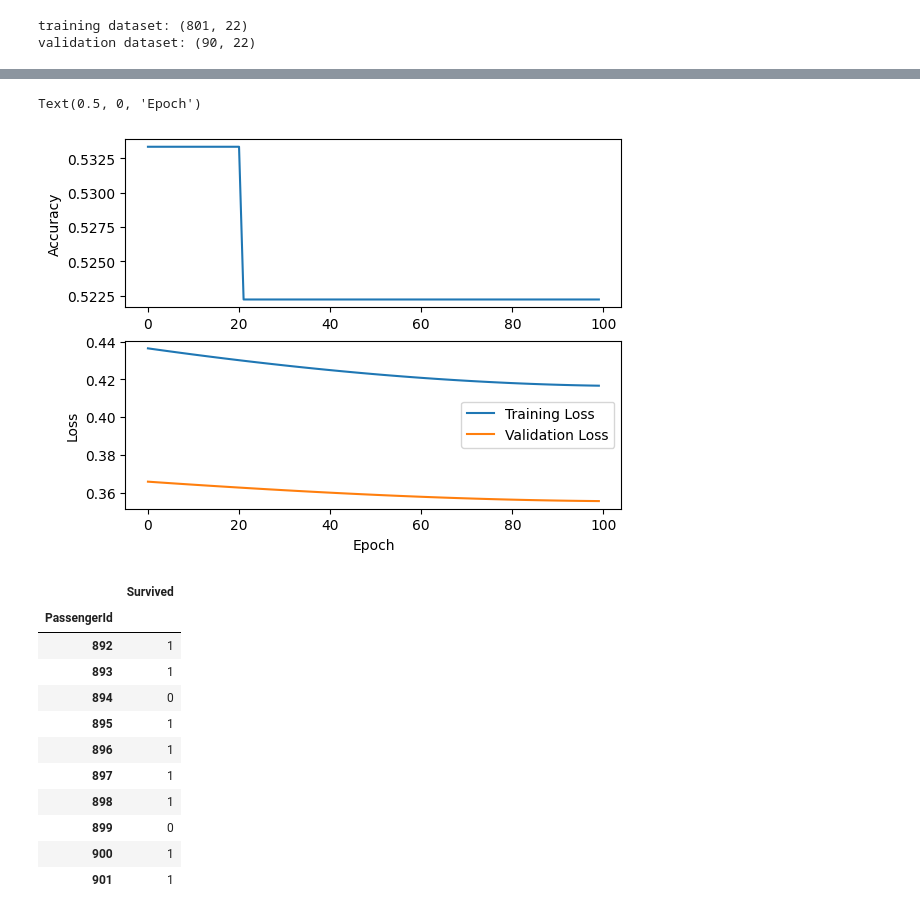
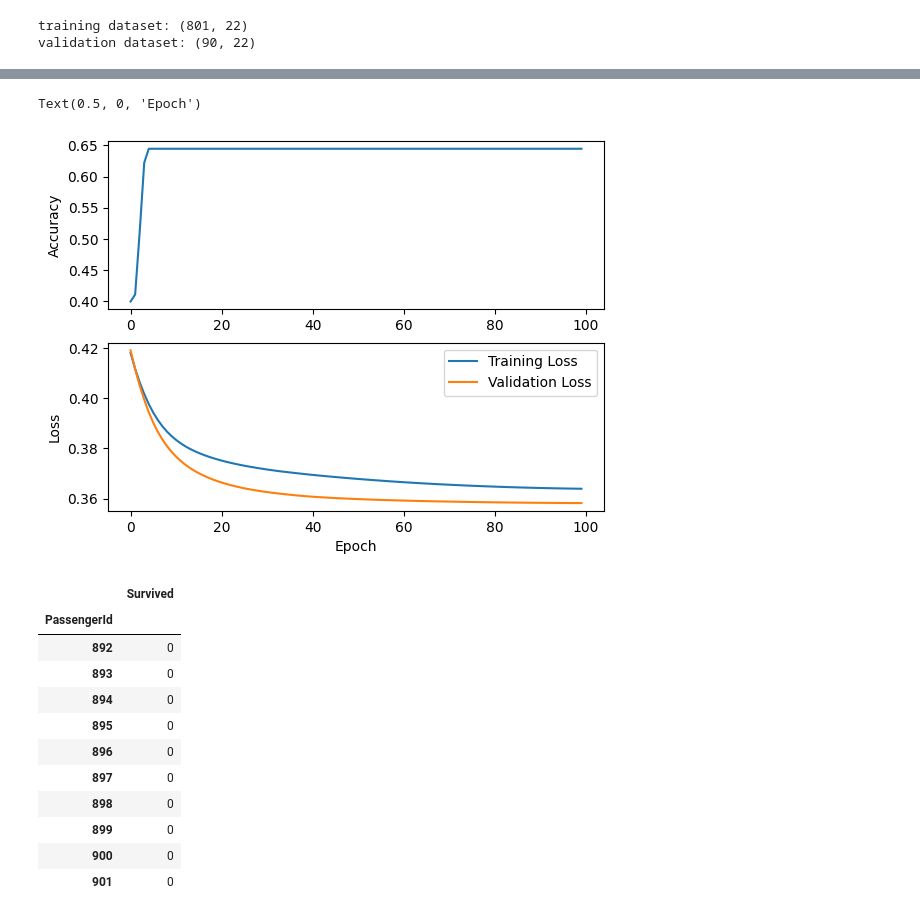
Before and after one commit to zirkelc/micrograd-titanic, a Jupyter notebook: micrograd.ipynb, the cells around one changed output, grey strips where cells are left out. Cells and saved outputs as stored; diff of their text form; code cells hidden in the pictures.

```diff
--- a/micrograd.ipynb
+++ b/micrograd.ipynb
@@ -410,7 +410,7 @@ def train_model(model, xy_train, xy_validate, num_epochs=100, batch_size=32):
 # %%
 # Define number of input features, hidden layers, and output features
 num_inputs = X_train.shape[1]
-num_hidden = [11]
+num_hidden = [11, 11]
 num_outputs = 1
 
 # Initialize the model
@@ -420,7 +420,7 @@ print(model)
 print(f"Parameters: {len(model.parameters())}")
 
 # Define the training parameters
-batch_size = None # None = full batch
+batch_size = 100 # None = full batch
 num_epochs = 100
 
 # Train the model
@@ -464,5 +464,5 @@ Validation accuracy: 52.222%
 Text(0.5, 0, 'Epoch')
-[figure, old version]
+[figure, new version]
 # %%
 # Input features from the scaled test dataset
 test_features = test_scaled_df.to_numpy()
@@ -479,13 +479,13 @@ submission_df.head(10)
 # %% [output]
 |  | Survived |
 | PassengerId |  |
-| 892 | 1 |
-| 893 | 1 |
+| 892 | 0 |
+| 893 | 0 |
 | 894 | 0 |
-| 895 | 1 |
-| 896 | 1 |
-| 897 | 1 |
-| 898 | 1 |
+| 895 | 0 |
+| 896 | 0 |
+| 897 | 0 |
+| 898 | 0 |
 | 899 | 0 |
-| 900 | 1 |
-| 901 | 1 |
+| 900 | 0 |
+| 901 | 0 |
```
Also changed, not shown: parts of 2 cells of this notebook.
